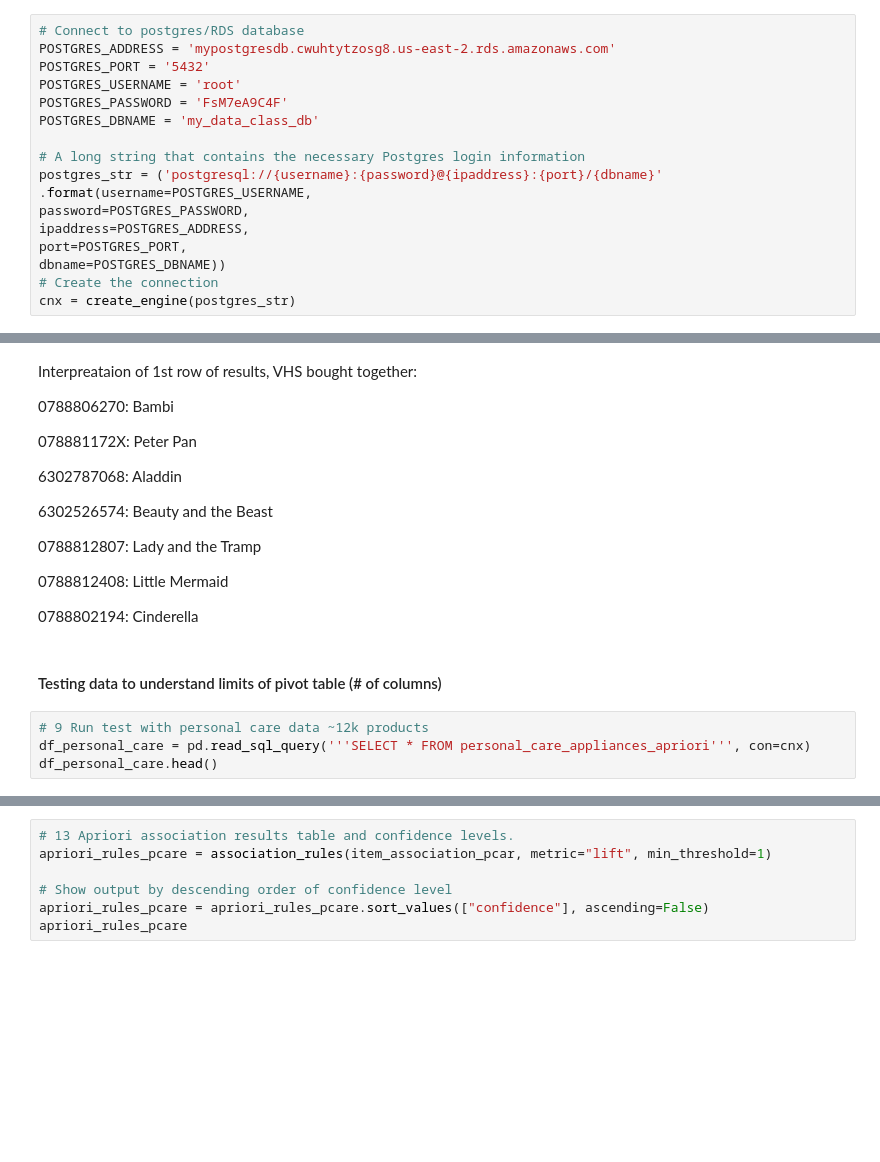
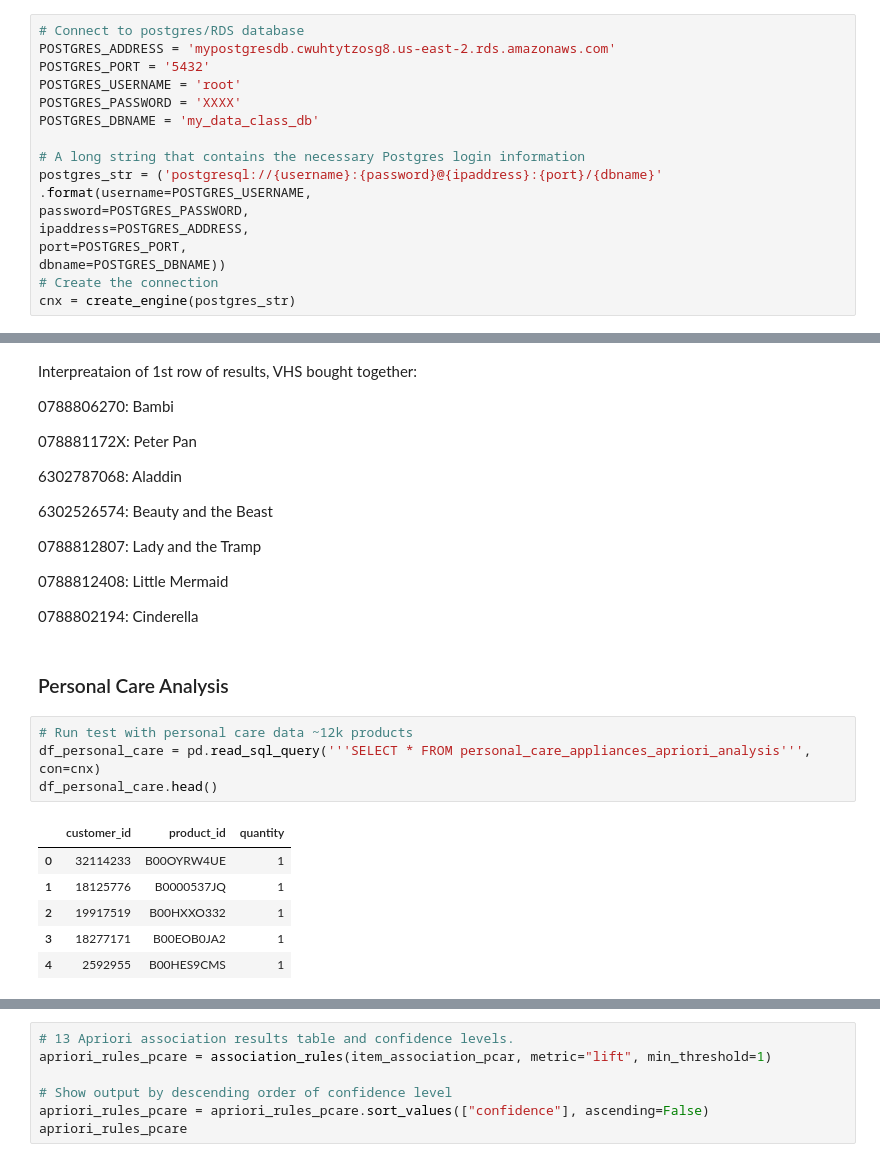
Before and after one commit to jbenasuli/consumer_behavior, a Jupyter notebook: ML_Apriori_Algorithm.ipynb, the cells around one changed output, grey strips where cells are left out. Cells and saved outputs as stored; diff of their text form; blank space fills up the shorter version.

Commit message:
updates to apriori model

```diff
--- a/ML_Apriori_Algorithm.ipynb
+++ b/ML_Apriori_Algorithm.ipynb
@@ -17,7 +17,7 @@ from mlxtend.frequent_patterns import association_rules
 POSTGRES_ADDRESS = 'mypostgresdb.cwuhtytzosg8.us-east-2.rds.amazonaws.com'
 POSTGRES_PORT = '5432'
 POSTGRES_USERNAME = 'root'
-POSTGRES_PASSWORD = 'FsM7eA9C4F'
+POSTGRES_PASSWORD = 'XXXX'
 POSTGRES_DBNAME = 'my_data_class_db'
 
 # A long string that contains the necessary Postgres login information
@@ -115,9 +115,16 @@ Interpreataion of 1st row of results, VHS bought together:
 
 0788802194: Cinderella
 # %% [markdown]
-#### Testing data to understand limits of pivot table (# of columns)
+### Personal Care Analysis
 # %%
-# 9 Run test with personal care data ~12k products
-df_personal_care = pd.read_sql_query('''SELECT * FROM personal_care_appliances_apriori''', con=cnx)
+# Run test with personal care data ~12k products
+df_personal_care = pd.read_sql_query('''SELECT * FROM personal_care_appliances_apriori_analysis''', con=cnx)
 df_personal_care.head()
+# %% [output]
+|  | customer_id | product_id | quantity |
+| 0 | 32114233 | B00OYRW4UE | 1 |
+| 1 | 18125776 | B0000537JQ | 1 |
+| 2 | 19917519 | B00HXXO332 | 1 |
+| 3 | 18277171 | B00EOB0JA2 | 1 |
+| 4 | 2592955 | B00HES9CMS | 1 |
 # %%
```
Also changed, not shown: parts of 35 cells of this notebook.
